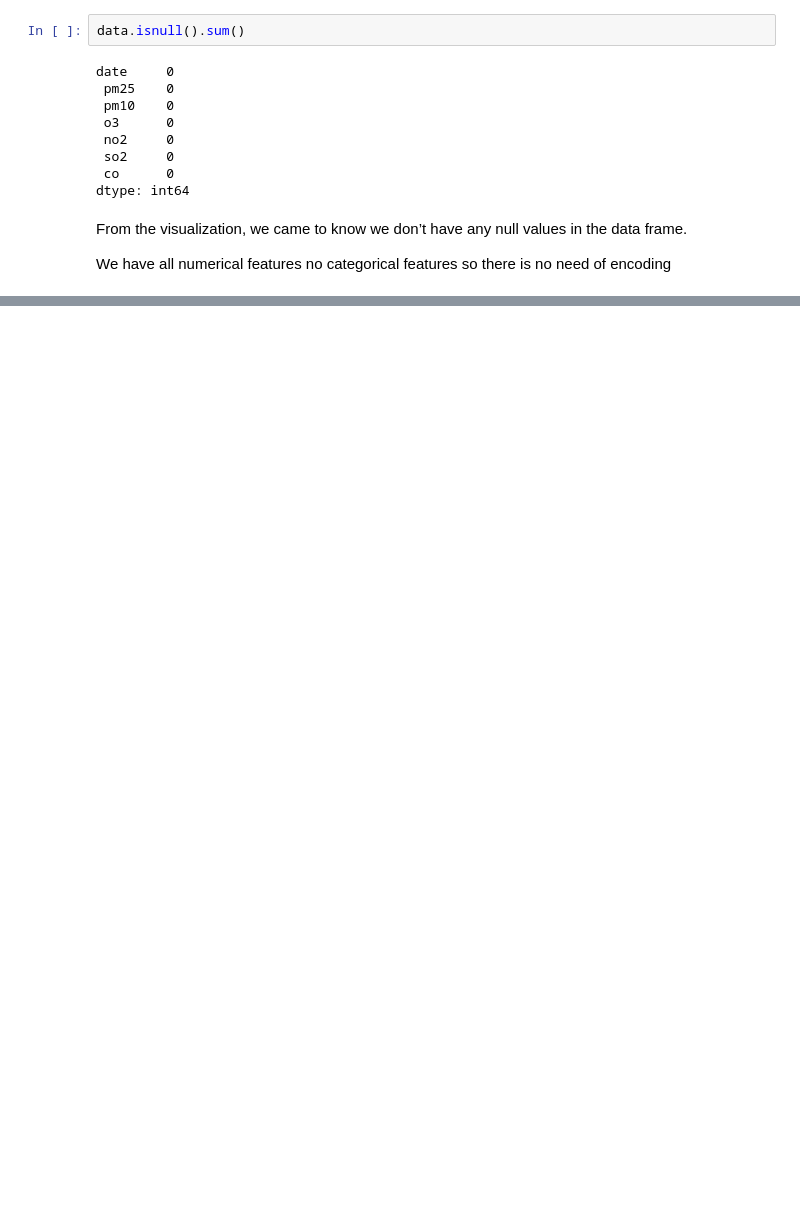
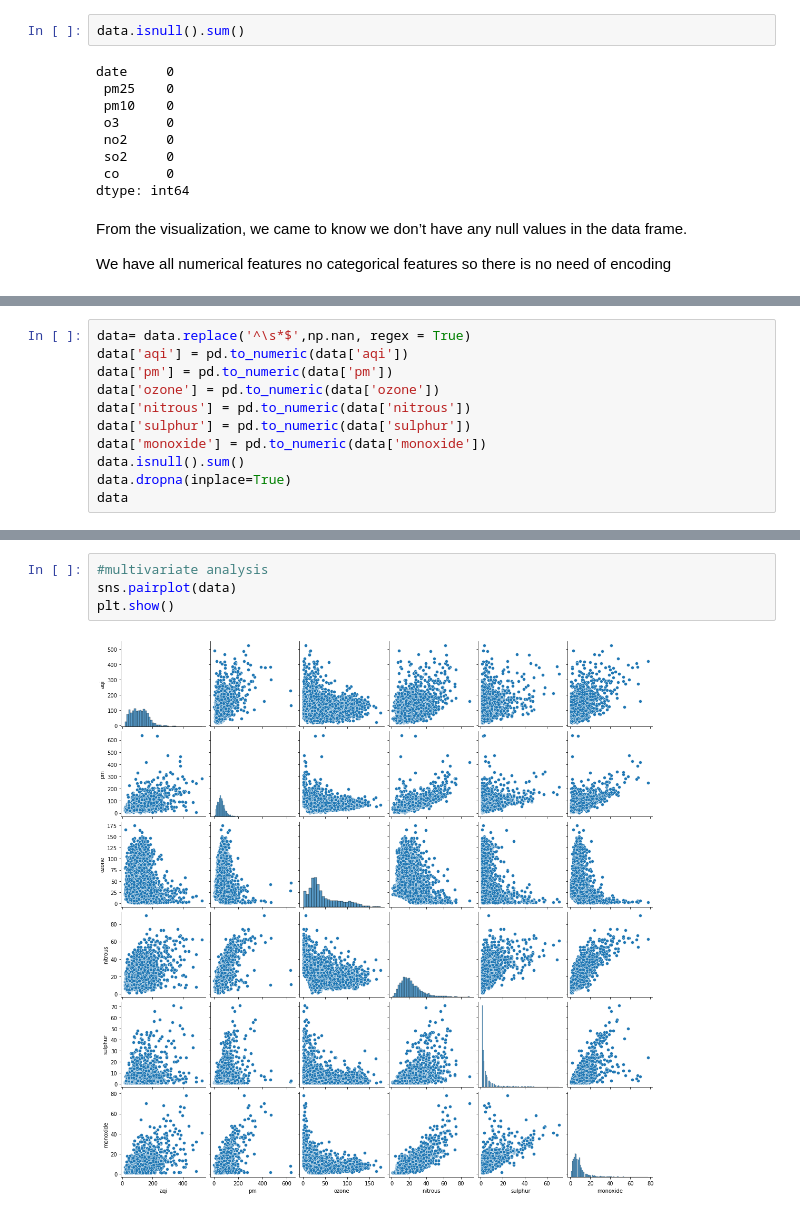
Before and after one commit to RiyaParikh0112/AQI-Prediction-Service, a Jupyter notebook: aqi-prediction-service.ipynb, the cells around one changed output, grey strips where cells are left out. Drawn from its saved outputs; the diff is of its cells as text; blank space fills up the shorter version.

```diff
--- a/aqi-prediction-service.ipynb
+++ b/aqi-prediction-service.ipynb
@@ -55,0 +81,11 @@ We have all numerical features no categorical features so there is no need of en
+# %%
+data= data.replace('^\s*$',np.nan, regex = True)
+data['aqi'] = pd.to_numeric(data['aqi'])
+data['pm'] = pd.to_numeric(data['pm'])
+data['ozone'] = pd.to_numeric(data['ozone'])
+data['nitrous'] = pd.to_numeric(data['nitrous'])
+data['sulphur'] = pd.to_numeric(data['sulphur'])
+data['monoxide'] = pd.to_numeric(data['monoxide'])
+data.isnull().sum()
+data.dropna(inplace=True)
+data
@@ -55,0 +116,6 @@ We have all numerical features no categorical features so there is no need of en
+# %%
+#multivariate analysis
+sns.pairplot(data)
+plt.show()
+# %% [output]
+[figure, added]
```
Also changed, not shown: parts of 17 cells of this notebook.
